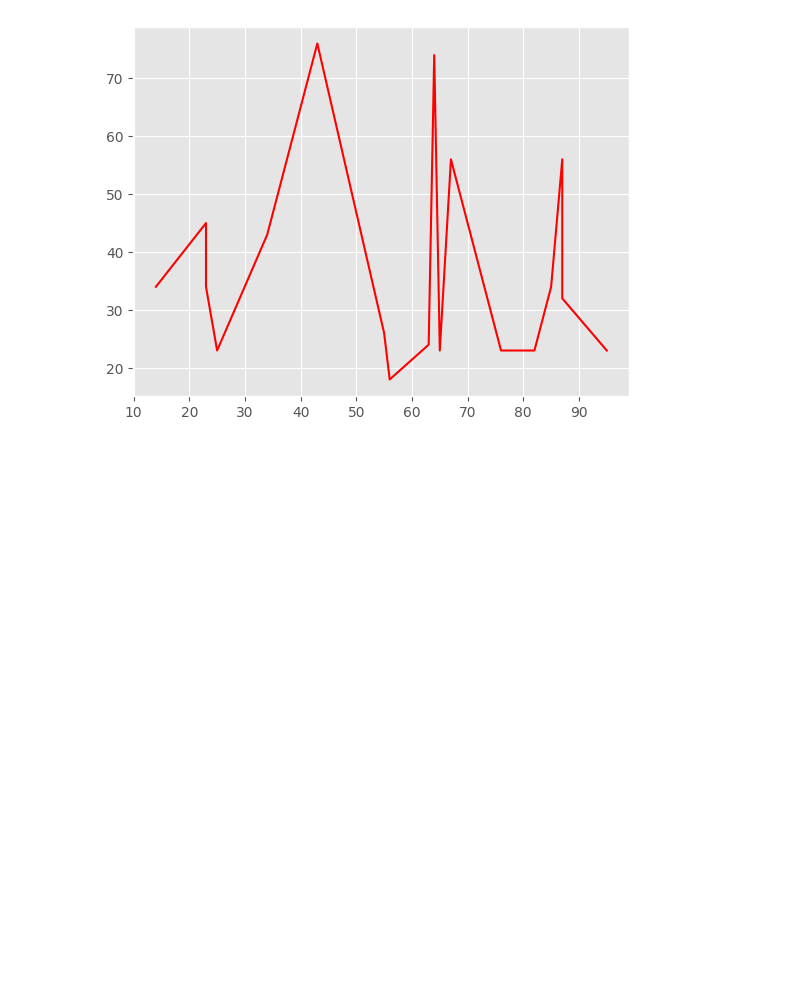
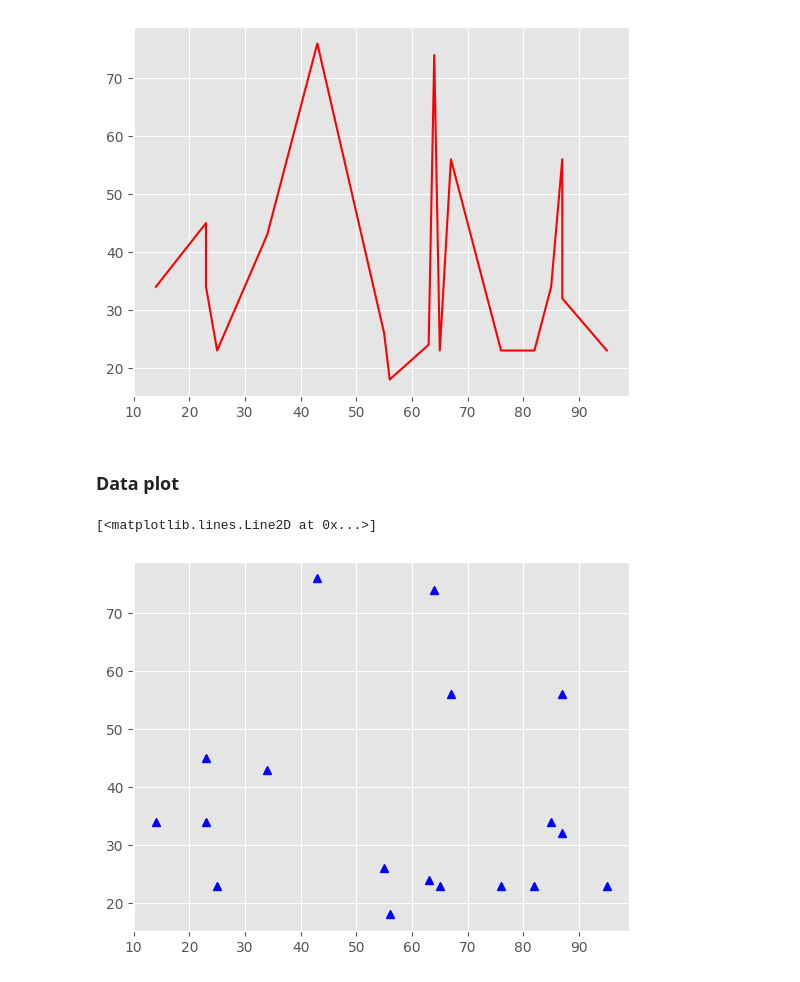
Before and after one commit to dbasdanis/python_practice, a Jupyter notebook: plots/plots.ipynb, the cells around one changed output. Cells and saved outputs as stored; diff of their text form; code cells hidden in the pictures; blank space fills up the shorter version.

Commit message:
feat: data plot

```diff
--- a/plots/plots.ipynb
+++ b/plots/plots.ipynb
@@ -231,3 +231,10 @@ plt.plot(x,y,'-r')
 plt.show()
 # %% [output]
 [figure]
+# %% [markdown]
+### Data plot
+# %%
+plt.plot(x,y,'b^')
+# %% [output]
+[<matplotlib.lines.Line2D at 0x...>]
+[figure, added]
```
